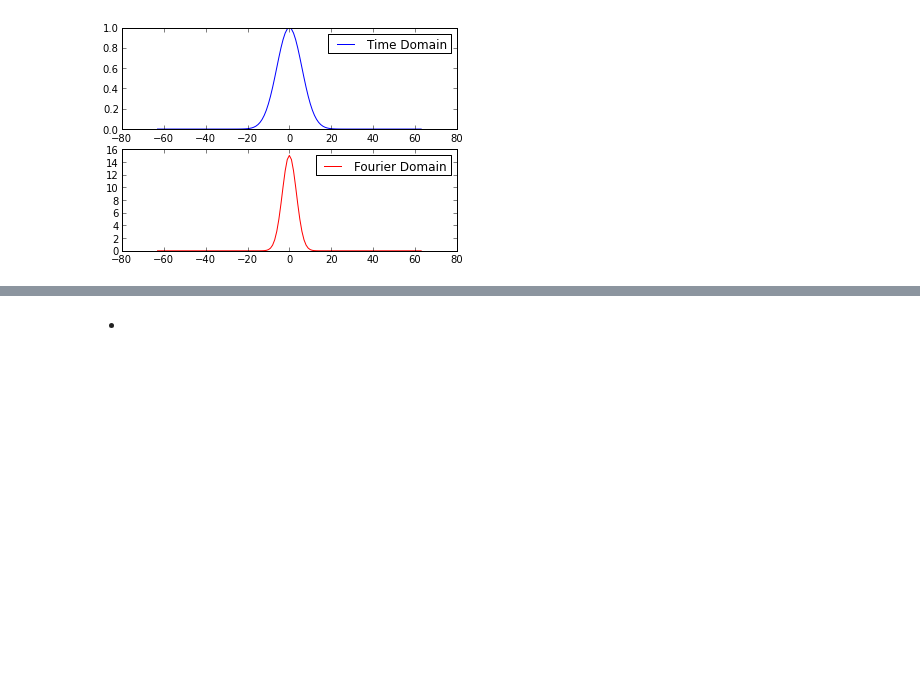
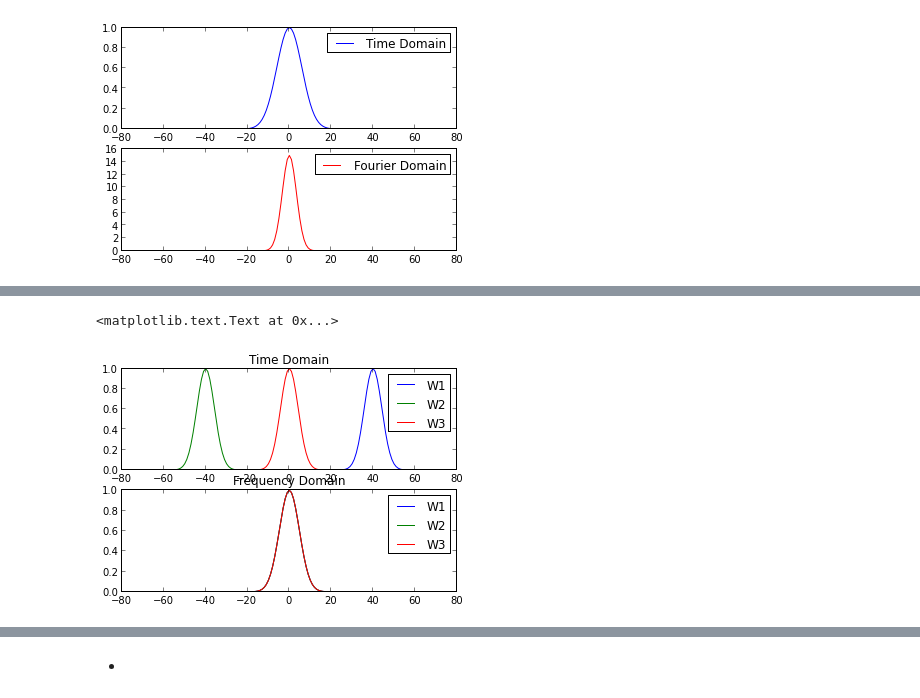
Before and after one commit to chenleo/ipynotebook, a Jupyter notebook: FFT_View_Data.ipynb, the cells around one changed output, grey strips where cells are left out. Cells and saved outputs as stored; diff of their text form; code cells hidden in the pictures; blank space fills up the shorter version.

```diff
--- a/FFT_View_Data.ipynb
+++ b/FFT_View_Data.ipynb
@@ -77,0 +137,31 @@ legend(["Fourier Domain"])
+# %%
+# For non-interactive version view:
+# Amplitude is normailzed
+N = 128
+A = 1.0
+t = arange(-N/2, N/2)
+W = 36.0
+tau1 = 40
+tau2 = -40
+tau3 = 0
+data1 = A*exp(-(t-tau1)**2/W)
+data2 = A*exp(-(t-tau2)**2/W)
+data3 = A*exp(-(t-tau3)**2/W)
+
+fft_data1 = fftshift(abs(fft.fft(data1)))
+fft_data2 = fftshift(abs(fft.fft(data2)))
+fft_data3 = fftshift(abs(fft.fft(data3)))
+
+figure(1)
+subplot(2,1,1)
+plot(t,data1,t,data2, t,data3)
+legend(["W1", "W2", "W3"])
+title("Time Domain")
+
+subplot(2,1,2)
+plot(t, fft_data1/max(fft_data1), t, fft_data2/max(fft_data2), t, fft_data3/max(fft_data3))
+legend(["W1", "W2", "W3"])
+title("Frequency Domain")
+# %% [output]
+<matplotlib.text.Text at 0x...>
+[figure, added]
```
Also changed, not shown: parts of 58 cells of this notebook.
